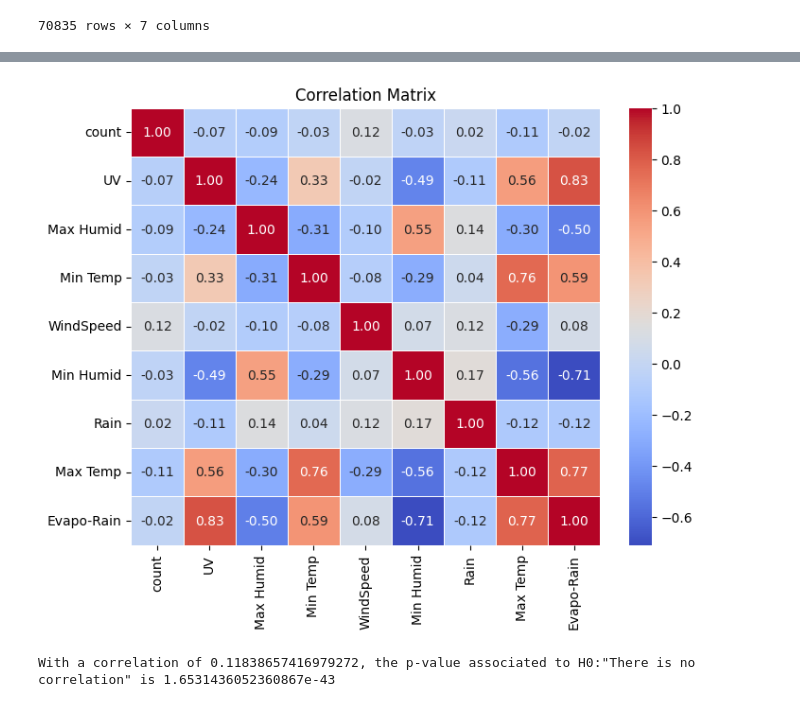
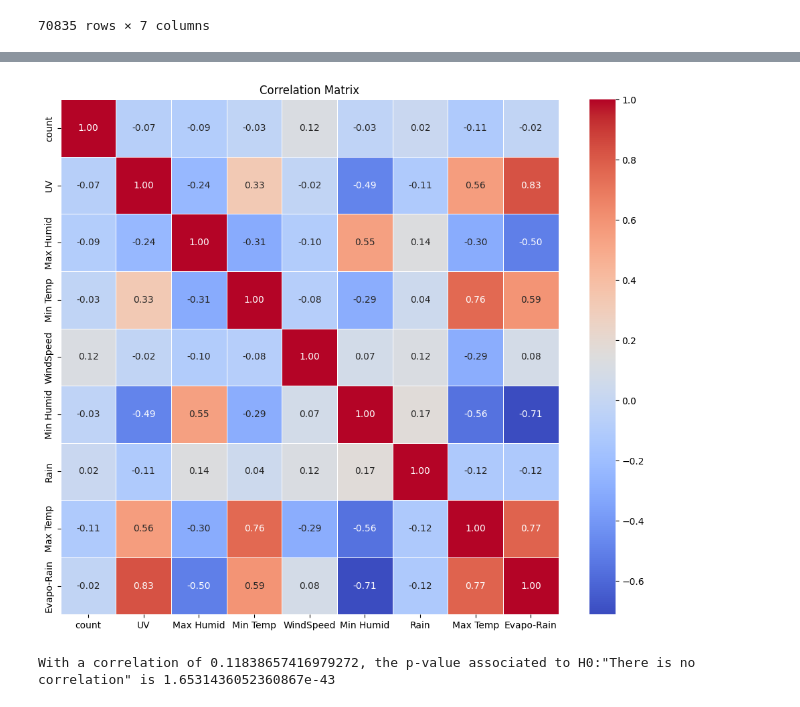
Before and after one commit to jeffphan8816/CloudDataScience, a Jupyter notebook: frontend/weathervscrashmodel.ipynb, the cells around one changed output, grey strips where cells are left out. Saved outputs shown, nothing was run; the diff lists cells and outputs as text; code cells hidden in the pictures.

```diff
--- a/frontend/weathervscrashmodel.ipynb
+++ b/frontend/weathervscrashmodel.ipynb
@@ -254,15 +441,13 @@ merged_df
 # %%
-import seaborn as sns
 # Select only the numerical columns
 numerical_columns = merged_df.select_dtypes(include=[np.number])
 # Calculate the correlation between 'count' and the numerical columns
 corr_table_pers = numerical_columns.corr(method='pearson')
-
-plt.figure(figsize=(8, 6))
+plt.figure(figsize=(12, 10))
 sns.heatmap(corr_table_pers, annot=True, cmap='coolwarm', fmt=".2f", linewidths=0.5)
 plt.title('Correlation Matrix')
 plt.show()
 # %% [output]
-[figure, old version]
+[figure, new version]
 # %%
 
```
Also changed, not shown: parts of 27 cells of this notebook, 11 other files.
